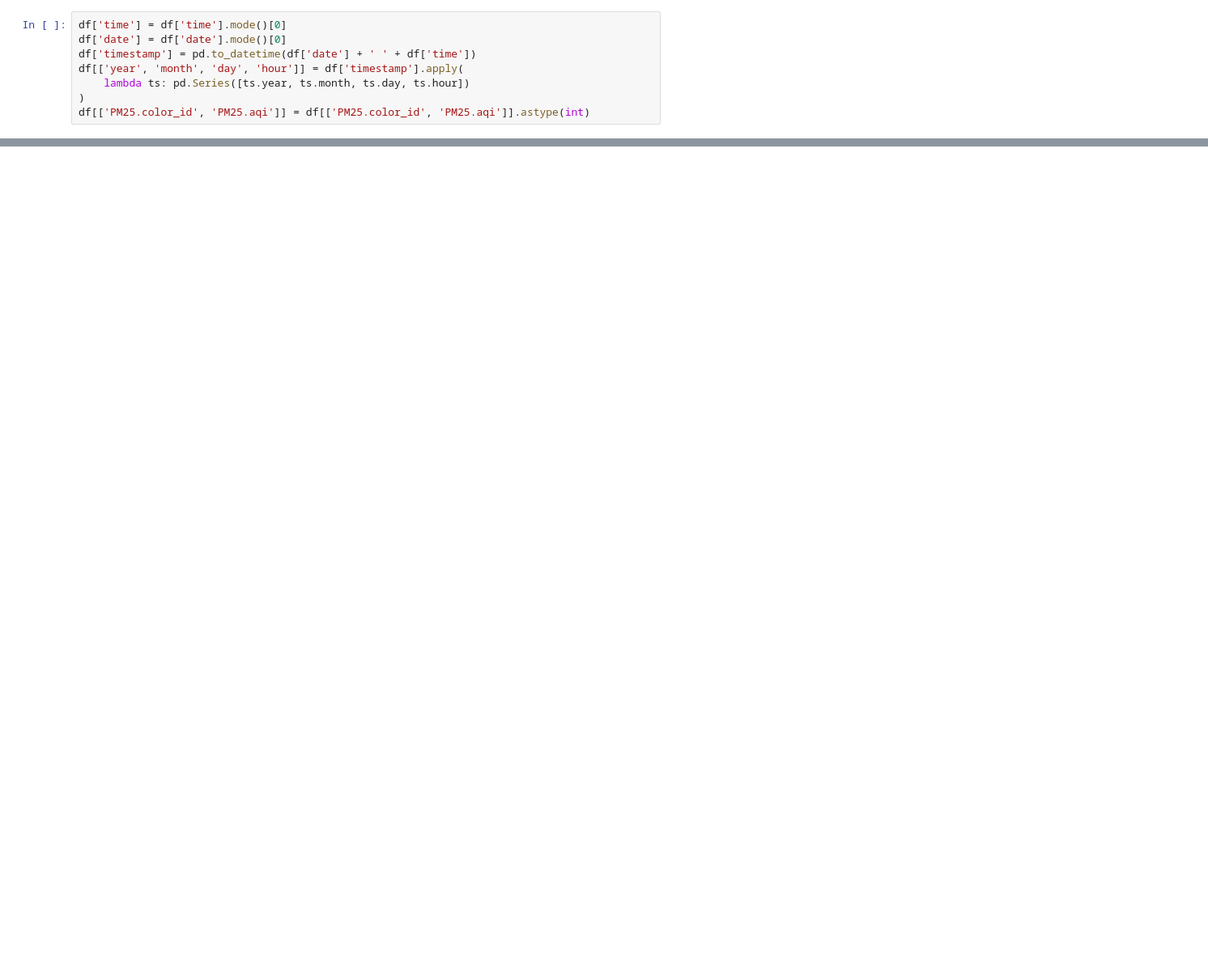
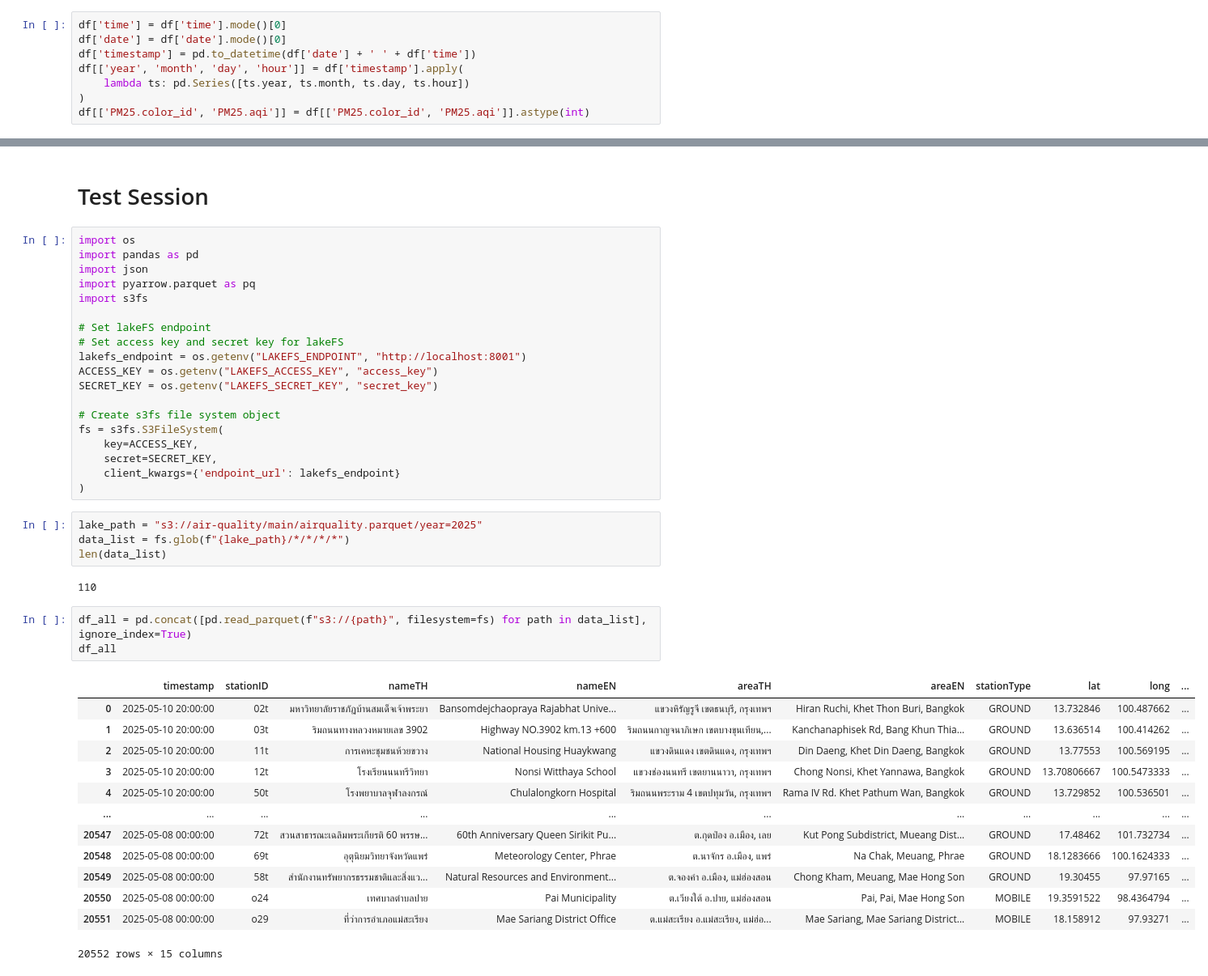
Before and after one commit to petch1046/dsi321_2025, a Jupyter notebook: src/test.ipynb, the cells around one changed output, grey strips where cells are left out. Shown at 81% size. Saved outputs shown, nothing was run; the diff lists cells and outputs as text; blank space fills up the shorter version.

```diff
--- a/src/test.ipynb
+++ b/src/test.ipynb
@@ -43,0 +143,44 @@ df[[
+# %% [markdown]
+# Test Session
+# %%
+import os
+import pandas as pd
+import json
+import pyarrow.parquet as pq
+import s3fs
+
+# Set lakeFS endpoint
+# Set access key and secret key for lakeFS
+lakefs_endpoint = os.getenv("LAKEFS_ENDPOINT", "http://localhost:8001")
+ACCESS_KEY = os.getenv("LAKEFS_ACCESS_KEY", "access_key")
+SECRET_KEY = os.getenv("LAKEFS_SECRET_KEY", "secret_key")
+
+# Create s3fs file system object
+fs = s3fs.S3FileSystem(
+    key=ACCESS_KEY,
+    secret=SECRET_KEY,
+    client_kwargs={'endpoint_url': lakefs_endpoint}
+)
+# %%
+lake_path = "s3://air-quality/main/airquality.parquet/year=2025"
+data_list = fs.glob(f"{lake_path}/*/*/*/*")
+len(data_list)
+# %% [output]
+110
+# %%
+df_all = pd.concat([pd.read_parquet(f"s3://{path}", filesystem=fs) for path in data_list], ignore_index=True)
+df_all
+# %% [output]
+|  | timestamp | stationID | nameTH | nameEN | areaTH | areaEN | stationType | lat | long | ... |
+| 0 | 2025-05-10 20:00:00 | 02t | มหาวิทยาลัยราชภัฏบ้านสมเด็จเจ้าพระยา | Bansomdejchaopraya Rajabhat Unive... | แขวงหิรัญรูจี เขตธนบุรี, กรุงเทพฯ | Hiran Ruchi, Khet Thon Buri, Bangkok | GROUND | 13.732846 | 100.487662 | ... |
+| 1 | 2025-05-10 20:00:00 | 03t | ริมถนนทางหลวงหมายเลข 3902 | Highway NO.3902 km.13 +600 | ริมถนนกาญจนาภิเษก เขตบางขุนเทียน,... | Kanchanaphisek Rd, Bang Khun Thia... | GROUND | 13.636514 | 100.414262 | ... |
+| 2 | 2025-05-10 20:00:00 | 11t | การเคหะชุมชนห้วยขวาง | National Housing Huaykwang | แขวงดินแดง เขตดินแดง, กรุงเทพฯ | Din Daeng, Khet Din Daeng, Bangkok | GROUND | 13.77553 | 100.569195 | ... |
+| 3 | 2025-05-10 20:00:00 | 12t | โรงเรียนนนทรีวิทยา | Nonsi Witthaya School | แขวงช่องนนทรี เขตยานนาวา, กรุงเทพฯ | Chong Nonsi, Khet Yannawa, Bangkok | GROUND | 13.70806667 | 100.5473333 | ... |
+| 4 | 2025-05-10 20:00:00 | 50t | โรงพยาบาลจุฬาลงกรณ์ | Chulalongkorn Hospital | ริมถนนพระราม 4 เขตปทุมวัน, กรุงเทพฯ | Rama IV Rd. Khet Pathum Wan, Bangkok | GROUND | 13.729852 | 100.536501 | ... |
+| ... | ... | ... | ... | ... | ... | ... | ... | ... | ... | ... |
+| 20547 | 2025-05-08 00:00:00 | 72t | สวนสาธารณะเฉลิมพระเกียรติ 60 พรรษ... | 60th Anniversary Queen Sirikit Pu... | ต.กุดป่อง อ.เมือง, เลย | Kut Pong Subdistrict, Mueang Dist... | GROUND | 17.48462 | 101.732734 | ... |
+| 20548 | 2025-05-08 00:00:00 | 69t | อุตุนิยมวิทยาจังหวัดแพร่ | Meteorology Center, Phrae | ต.นาจักร อ.เมือง, แพร่ | Na Chak, Meuang, Phrae | GROUND | 18.1283666 | 100.1624333 | ... |
+| 20549 | 2025-05-08 00:00:00 | 58t | สำนักงานทรัพยากรธรรมชาติและสิ่งแว... | Natural Resources and Environment... | ต.จองคำ อ.เมือง, แม่ฮ่องสอน | Chong Kham, Meuang, Mae Hong Son | GROUND | 19.30455 | 97.97165 | ... |
+| 20550 | 2025-05-08 00:00:00 | o24 | เทศบาลตำบลปาย | Pai Municipality | ต.เวียงใต้ อ.ปาย, แม่ฮ่องสอน | Pai, Pai, Mae Hong Son | MOBILE | 19.3591522 | 98.4364794 | ... |
+| 20551 | 2025-05-08 00:00:00 | o29 | ที่ว่าการอำเภอแม่สะเรียง | Mae Sariang District Office | ต.แม่สะเรียง อ.แม่สะเรียง, แม่ฮ่อ... | Mae Sariang, Mae Sariang District... | MOBILE | 18.158912 | 97.93271 | ... |
+20552 rows × 15 columns
```
Also changed, not shown: parts of 26 cells of this notebook, 2 other files.
